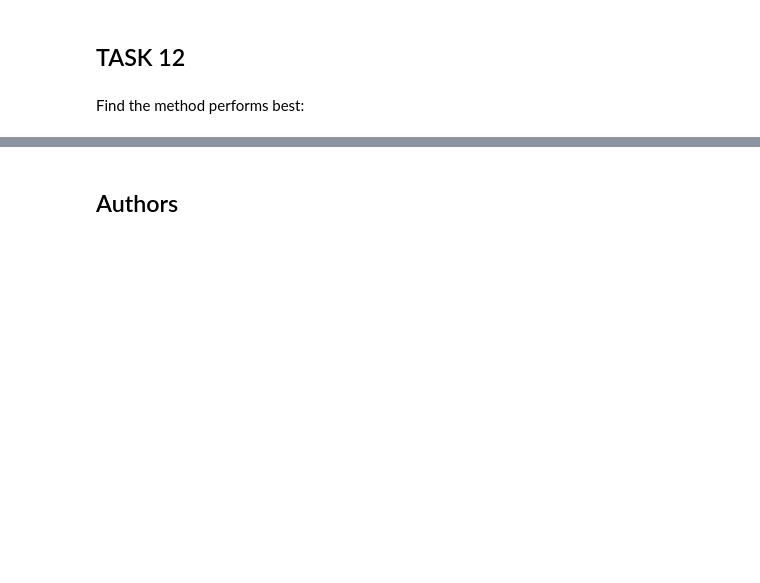
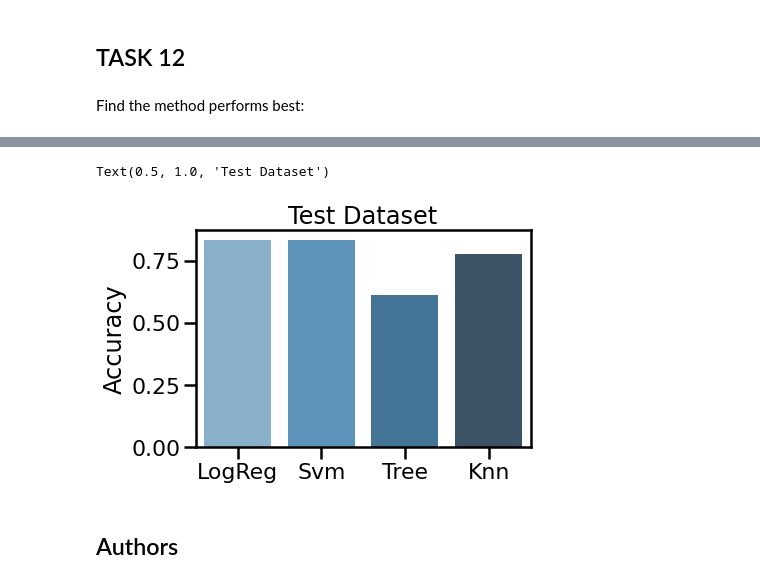
Before and after one commit to IaelPerez/Applied-Data-Science-Project, a Jupyter notebook: SpaceX_Machine Learning Prediction_Part_5.ipynb, the cells around one changed output, grey strips where cells are left out. Drawn from its saved outputs; the diff is of its cells as text; code cells hidden in the pictures; blank space fills up the shorter version.

```diff
--- a/SpaceX_Machine Learning Prediction_Part_5.ipynb
+++ b/SpaceX_Machine Learning Prediction_Part_5.ipynb
@@ -365,3 +370,10 @@ df_results.sort_values(['Accuracy Test','Accuracy Train'], ascending=[False,Fals
+# %%
+ax1 = sns.barplot(x=df_results.index,y='Accuracy Test',data=df_results,palette="Blues_d")
+ax1.set_ylabel('Accuracy')
+ax1.set_title ('Test Dataset')
+# %% [output]
+Text(0.5, 1.0, 'Test Dataset')
+[figure, added]
 # %% [markdown]
 ## Authors
 # %% [markdown]
```
Also changed, not shown: parts of 10 cells of this notebook, 3 other files.
